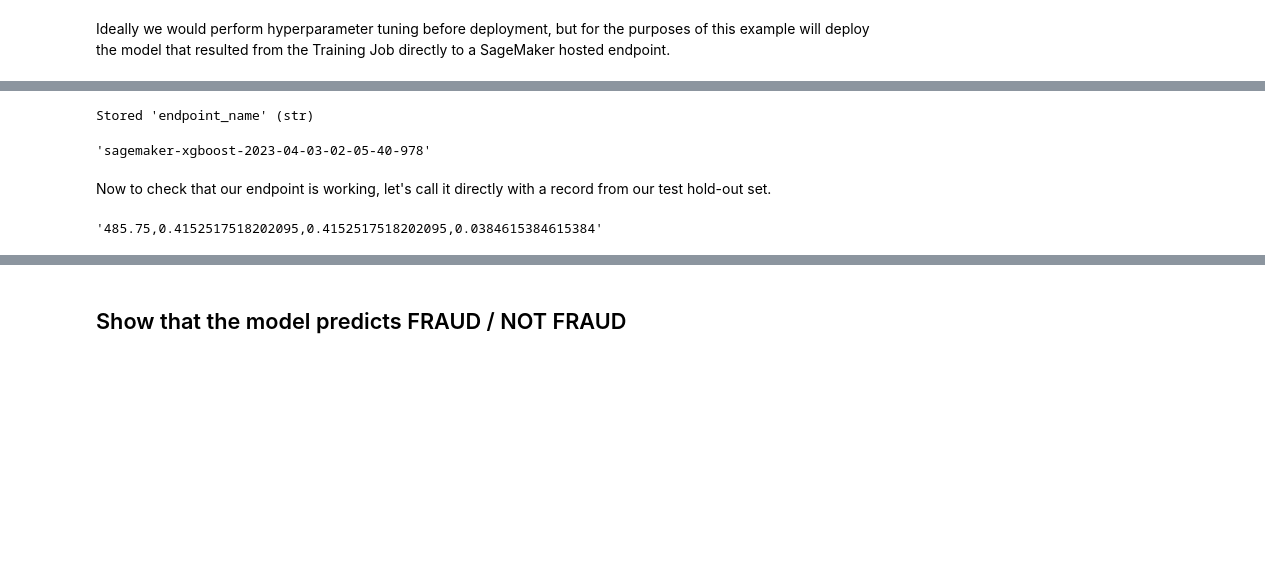
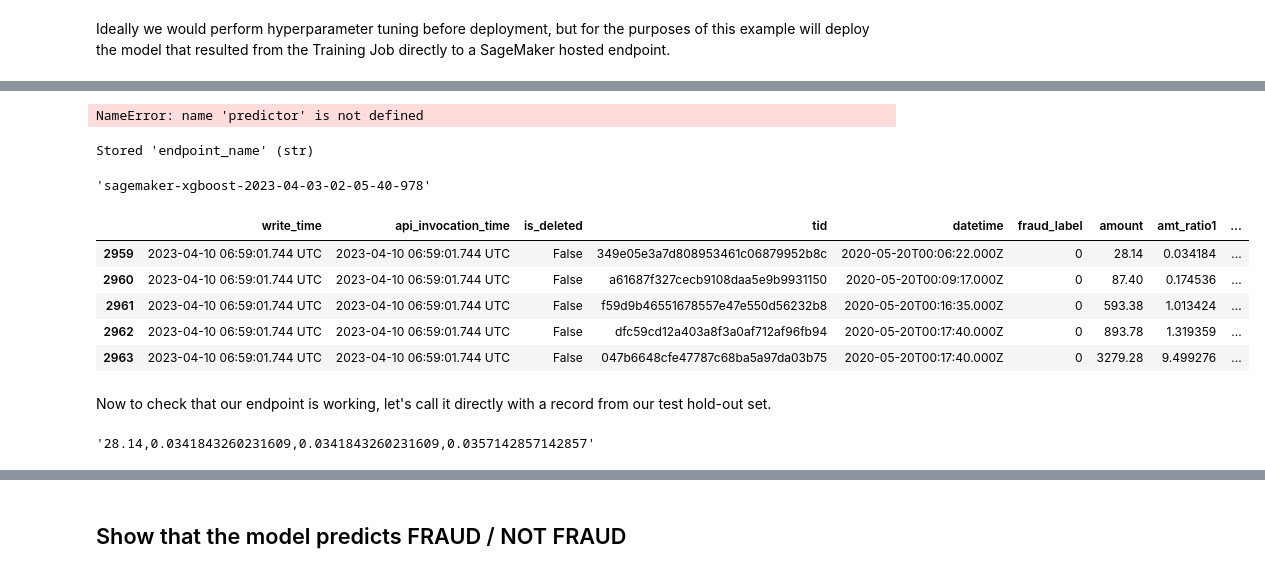
Before and after one commit to abhisodhani/sagemaker-fs-demo, a Jupyter notebook: notebooks/3_train_and_deploy_model-chime.ipynb, the cells around one changed output, grey strips where cells are left out. Drawn from its saved outputs; the diff is of its cells as text; code cells hidden in the pictures; blank space fills up the shorter version.

```diff
--- a/notebooks/3_train_and_deploy_model-chime.ipynb
+++ b/notebooks/3_train_and_deploy_model-chime.ipynb
@@ -251 +249,5 @@ predictor = estimator.deploy(
+# %%
+endpoint_name=predictor.endpoint_name
+# %% [output]
+NameError: name 'predictor' is not defined
 # %%
@@ -256,15 +259,23 @@ endpoint_name
 # %% [output]
 Stored 'endpoint_name' (str)
 'sagemaker-xgboost-2023-04-03-02-05-40-978'
+# %%
+test_df.head(5)
+# %% [output]
+|  | write_time | api_invocation_time | is_deleted | tid | datetime | fraud_label | amount | amt_ratio1 | ... |
+| 2959 | 2023-04-10 06:59:01.744 UTC | 2023-04-10 06:59:01.744 UTC | False | 349e05e3a7d808953461c06879952b8c | 2020-05-20T00:06:22.000Z | 0 | 28.14 | 0.034184 | ... |
+| 2960 | 2023-04-10 06:59:01.744 UTC | 2023-04-10 06:59:01.744 UTC | False | a61687f327cecb9108daa5e9b9931150 | 2020-05-20T00:09:17.000Z | 0 | 87.40 | 0.174536 | ... |
+| 2961 | 2023-04-10 06:59:01.744 UTC | 2023-04-10 06:59:01.744 UTC | False | f59d9b46551678557e47e550d56232b8 | 2020-05-20T00:16:35.000Z | 0 | 593.38 | 1.013424 | ... |
+| 2962 | 2023-04-10 06:59:01.744 UTC | 2023-04-10 06:59:01.744 UTC | False | dfc59cd12a403a8f3a0af712af96fb94 | 2020-05-20T00:17:40.000Z | 0 | 893.78 | 1.319359 | ... |
+| 2963 | 2023-04-10 06:59:01.744 UTC | 2023-04-10 06:59:01.744 UTC | False | 047b6648cfe47787c68ba5a97da03b75 | 2020-05-20T00:17:40.000Z | 0 | 3279.28 | 9.499276 | ... |
 # %% [markdown]
 Now to check that our endpoint is working, let's call it directly with a record from our test hold-out set.
 # %%
-payload_df = test_df.drop(['tid','datetime','cc_num','fraud_label','num_trans_last_10m', 'avg_amt_last_10m',
-       'num_trans_last_1w', 'avg_amt_last_1w'], axis=1)
+payload_df = test_df.drop(['tid','datetime','write_time','api_invocation_time','is_deleted','fraud_label'], axis=1)
 payload = payload_df.head(1).to_csv(index=False, header=False).strip()
 payload
 # %% [output]
-'485.75,0.4152517518202095,0.4152517518202095,0.0384615384615384'
+'28.14,0.0341843260231609,0.0341843260231609,0.0357142857142857'
 # %%
 float(predictor.predict(payload).decode('utf-8'))
 # %% [output]
```
Also changed, not shown: parts of 17 cells of this notebook, 3 other files.
